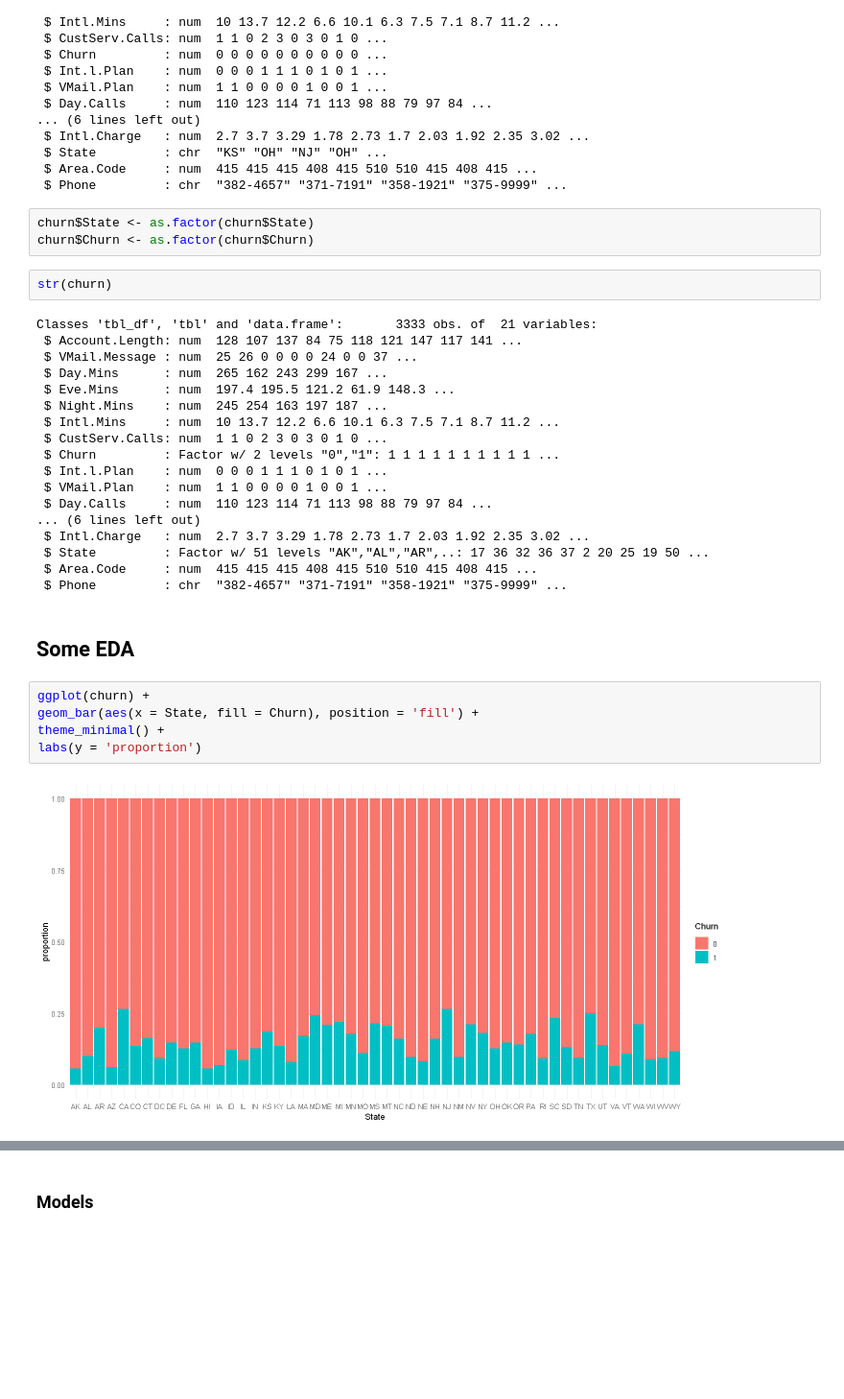
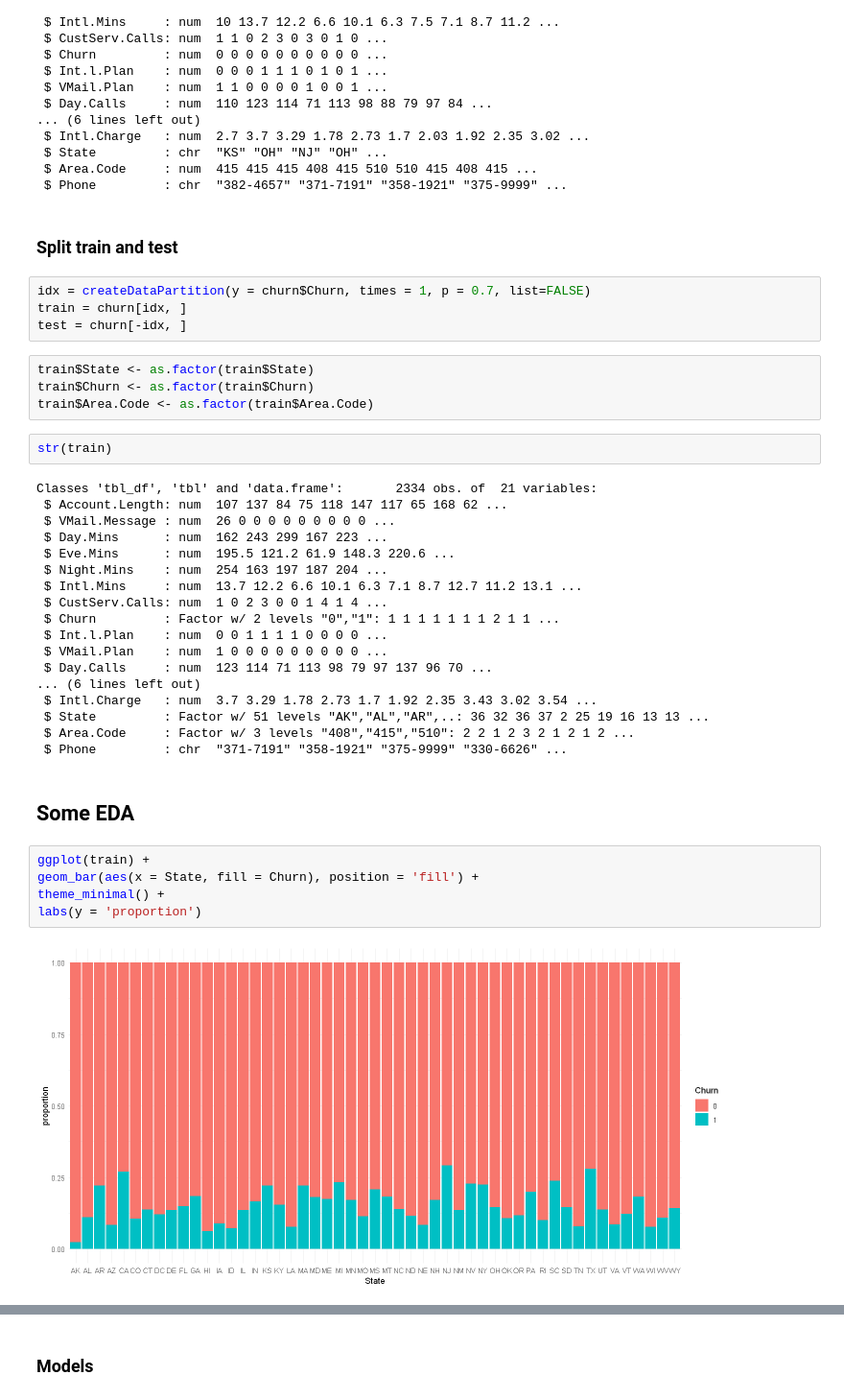
Before and after one commit to dviera/marketing-analytics, a Jupyter notebook: churn/churn.ipynb, the cells around one changed output, grey strips where cells are left out. Shown: that part at 96% size. Cells and saved outputs as stored; diff of their text form; blank space fills up the shorter version.

```diff
--- a/churn/churn.ipynb
+++ b/churn/churn.ipynb
@@ -62,36 +62,43 @@ Classes 'tbl_df', 'tbl' and 'data.frame':       3333 obs. of  21 variables:
  $ State         : chr  "KS" "OH" "NJ" "OH" ...
  $ Area.Code     : num  415 415 415 408 415 510 510 415 408 415 ...
  $ Phone         : chr  "382-4657" "371-7191" "358-1921" "375-9999" ...
+# %% [markdown]
+### Split train and test
+# %%
+idx = createDataPartition(y = churn$Churn, times = 1, p = 0.7, list=FALSE)
+train = churn[idx, ]
+test = churn[-idx, ]
 # %%
-churn$State <- as.factor(churn$State)
-churn$Churn <- as.factor(churn$Churn)
+train$State <- as.factor(train$State)
+train$Churn <- as.factor(train$Churn)
+train$Area.Code <- as.factor(train$Area.Code)
 # %%
-str(churn)
+str(train)
 # %% [output]
-Classes 'tbl_df', 'tbl' and 'data.frame':       3333 obs. of  21 variables:
- $ Account.Length: num  128 107 137 84 75 118 121 147 117 141 ...
- $ VMail.Message : num  25 26 0 0 0 0 24 0 0 37 ...
- $ Day.Mins      : num  265 162 243 299 167 ...
- $ Eve.Mins      : num  197.4 195.5 121.2 61.9 148.3 ...
- $ Night.Mins    : num  245 254 163 197 187 ...
- $ Intl.Mins     : num  10 13.7 12.2 6.6 10.1 6.3 7.5 7.1 8.7 11.2 ...
- $ CustServ.Calls: num  1 1 0 2 3 0 3 0 1 0 ...
- $ Churn         : Factor w/ 2 levels "0","1": 1 1 1 1 1 1 1 1 1 1 ...
- $ Int.l.Plan    : num  0 0 0 1 1 1 0 1 0 1 ...
- $ VMail.Plan    : num  1 1 0 0 0 0 1 0 0 1 ...
- $ Day.Calls     : num  110 123 114 71 113 98 88 79 97 84 ...
+Classes 'tbl_df', 'tbl' and 'data.frame':       2334 obs. of  21 variables:
+ $ Account.Length: num  107 137 84 75 118 147 117 65 168 62 ...
+ $ VMail.Message : num  26 0 0 0 0 0 0 0 0 0 ...
+ $ Day.Mins      : num  162 243 299 167 223 ...
+ $ Eve.Mins      : num  195.5 121.2 61.9 148.3 220.6 ...
+ $ Night.Mins    : num  254 163 197 187 204 ...
+ $ Intl.Mins     : num  13.7 12.2 6.6 10.1 6.3 7.1 8.7 12.7 11.2 13.1 ...
+ $ CustServ.Calls: num  1 0 2 3 0 0 1 4 1 4 ...
+ $ Churn         : Factor w/ 2 levels "0","1": 1 1 1 1 1 1 1 2 1 1 ...
+ $ Int.l.Plan    : num  0 0 1 1 1 1 0 0 0 0 ...
+ $ VMail.Plan    : num  1 0 0 0 0 0 0 0 0 0 ...
+ $ Day.Calls     : num  123 114 71 113 98 79 97 137 96 70 ...
 ... (6 lines left out)
- $ Intl.Charge   : num  2.7 3.7 3.29 1.78 2.73 1.7 2.03 1.92 2.35 3.02 ...
- $ State         : Factor w/ 51 levels "AK","AL","AR",..: 17 36 32 36 37 2 20 25 19 50 ...
- $ Area.Code     : num  415 415 415 408 415 510 510 415 408 415 ...
- $ Phone         : chr  "382-4657" "371-7191" "358-1921" "375-9999" ...
+ $ Intl.Charge   : num  3.7 3.29 1.78 2.73 1.7 1.92 2.35 3.43 3.02 3.54 ...
+ $ State         : Factor w/ 51 levels "AK","AL","AR",..: 36 32 36 37 2 25 19 16 13 13 ...
+ $ Area.Code     : Factor w/ 3 levels "408","415","510": 2 2 1 2 3 2 1 2 1 2 ...
+ $ Phone         : chr  "371-7191" "358-1921" "375-9999" "330-6626" ...
 # %% [markdown]
 ## Some EDA
 # %%
-ggplot(churn) +
+ggplot(train) +
 geom_bar(aes(x = State, fill = Churn), position = 'fill') +
 theme_minimal() +
 labs(y = 'proportion')
 # %% [output]
-[figure, old version]
+[figure, new version]
 # %%
```
Also changed, not shown: parts of 25 cells of this notebook, 1 other file.
